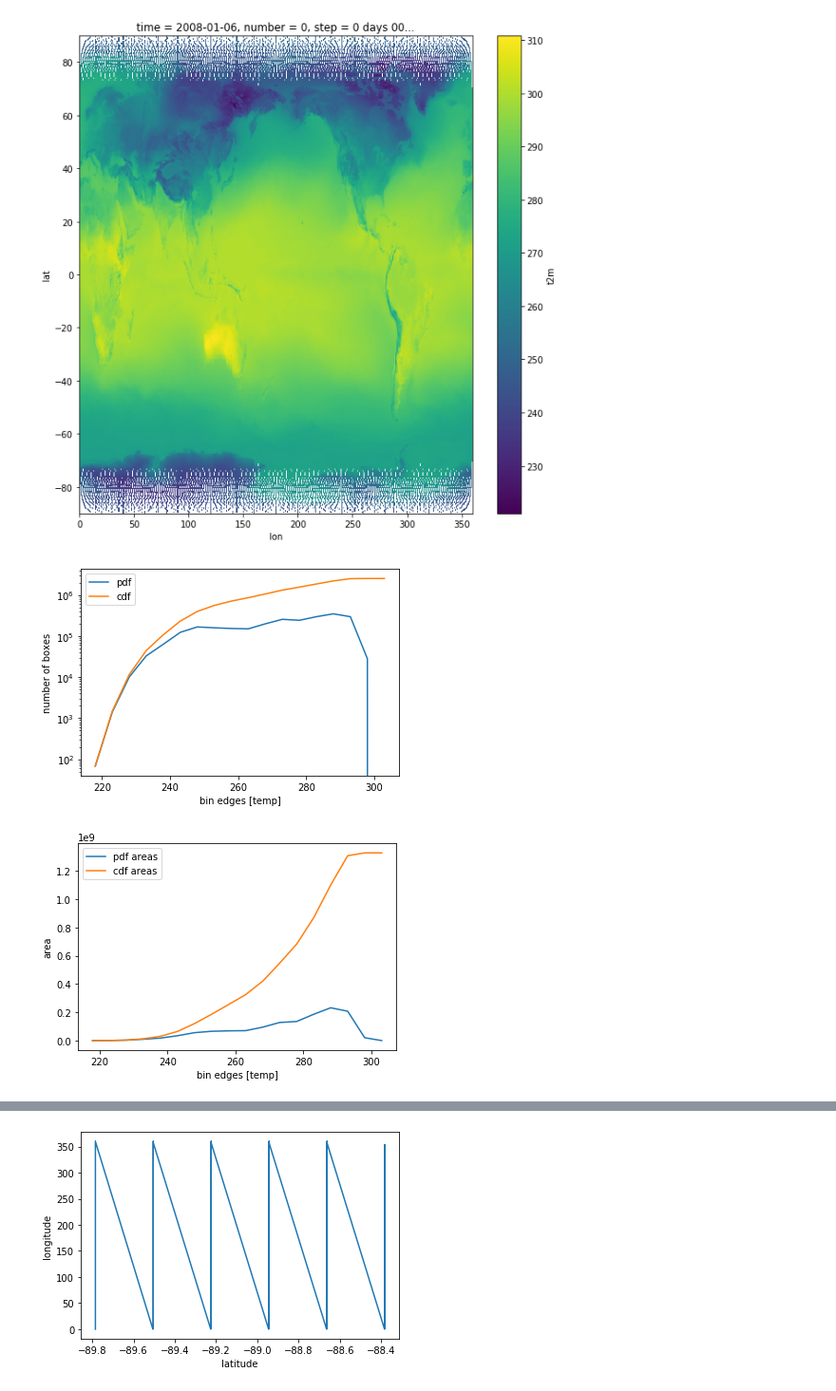
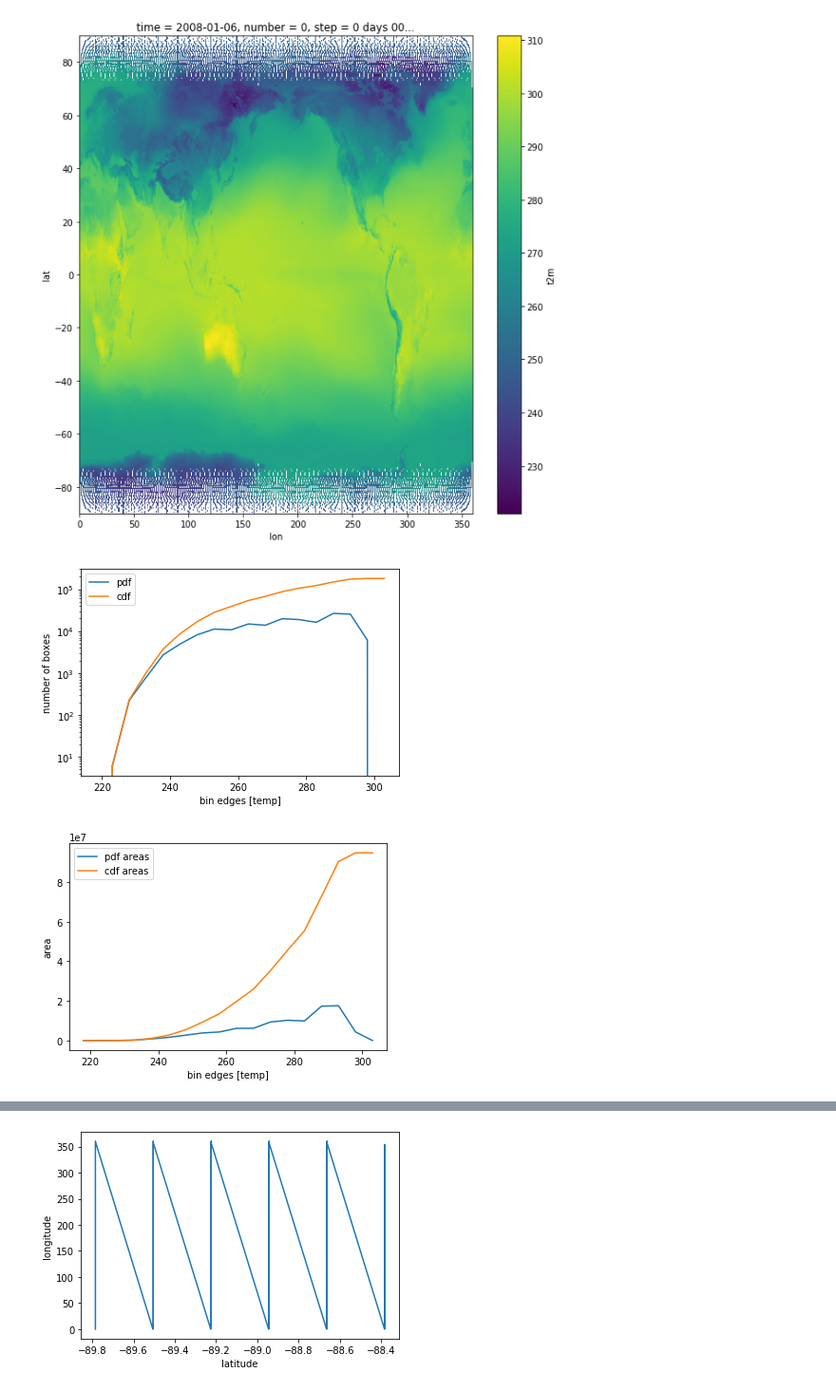
Before and after one commit to geosciences-data-practicum/reanalysis_getter, a Jupyter notebook: analysis/amandas_grid_counting.ipynb, the cells around one changed output, grey strips where cells are left out. Shown: that part at 95% size. Cells and saved outputs as stored; diff of their text form; code cells hidden in the pictures.

Commit message:
change calc for one week only

```diff
--- a/analysis/amandas_grid_counting.ipynb
+++ b/analysis/amandas_grid_counting.ipynb
@@ -63,39 +63,41 @@ Tmin = min(air_week_df.t2m)
 Tmax = max(air_week_df.t2m) #kelvin
 Tbins = range(int(Tmin),int(Tmax),5)
 
-Temp = air_week_df['t2m'][air_week_df['lat']>20] #put a cut to only look above ~mexico
+#put a cut to only look above ~mexico
+#also, lets just look at the first week
+Temp = first_air_week_df['t2m'][first_air_week_df['lat']>20]
 # Temp = np.linspace(Tmin,Tmax,num=100)
 # Temp += np.random.normal(loc=50,scale=50, size=100)
 # %%
 #number of boxes at each temp
 pdf_boxes = np.histogram(Temp,bins=Tbins)
 sns.lineplot(pdf_boxes[1][:-1],pdf_boxes[0],label='pdf')
 #number of boxes below each temp
 # cdf = plt.hist(Temp,bins=Tbins,cumulative=True)
 cdf_boxes=np.cumsum(pdf_boxes[0])
 plt.plot(pdf_boxes[1][:-1],cdf_boxes,label='cdf')
 plt.legend()
 plt.xlabel('bin edges [temp]')
 plt.ylabel('number of boxes')
 plt.yscale('log')
 plt.show()
 
 #area
 #weight entry by box area so that y axis is no longer the number of boxes, but rather the area taken up by each box
-lat = air_week_df['lat'][air_week_df['lat']>20]*np.pi/180. #np.linspace(np.pi/2.,np.pi/2.*(1-1/4.),num=100)
+lat = first_air_week_df['lat'][first_air_week_df['lat']>20]*np.pi/180. #np.linspace(np.pi/2.,np.pi/2.*(1-1/4.),num=100)
 #this is the area of each grid cell
 areas = (R_earth*dphi)**2 * np.cos(lat)
 pdf_areas = np.histogram(Temp,bins=Tbins,weights=areas)
 cdf_areas=np.cumsum(pdf_areas[0])
 plt.plot(pdf_areas[1][:-1],pdf_areas[0],label='pdf areas')
 plt.plot(pdf_areas[1][:-1],cdf_areas,label='cdf areas')
 plt.xlabel('bin edges [temp]')
 plt.ylabel('area')
 plt.legend()
 plt.show()
 # %% [output]
-[figure, old version]
+[figure, new version]
-[figure, old version]
+[figure, new version]
 # %%
 #convert area to effective latitude
 #A = 2piR^2 (1-sin(lat_eff))
```
Also changed, not shown: parts of 6 cells of this notebook.
